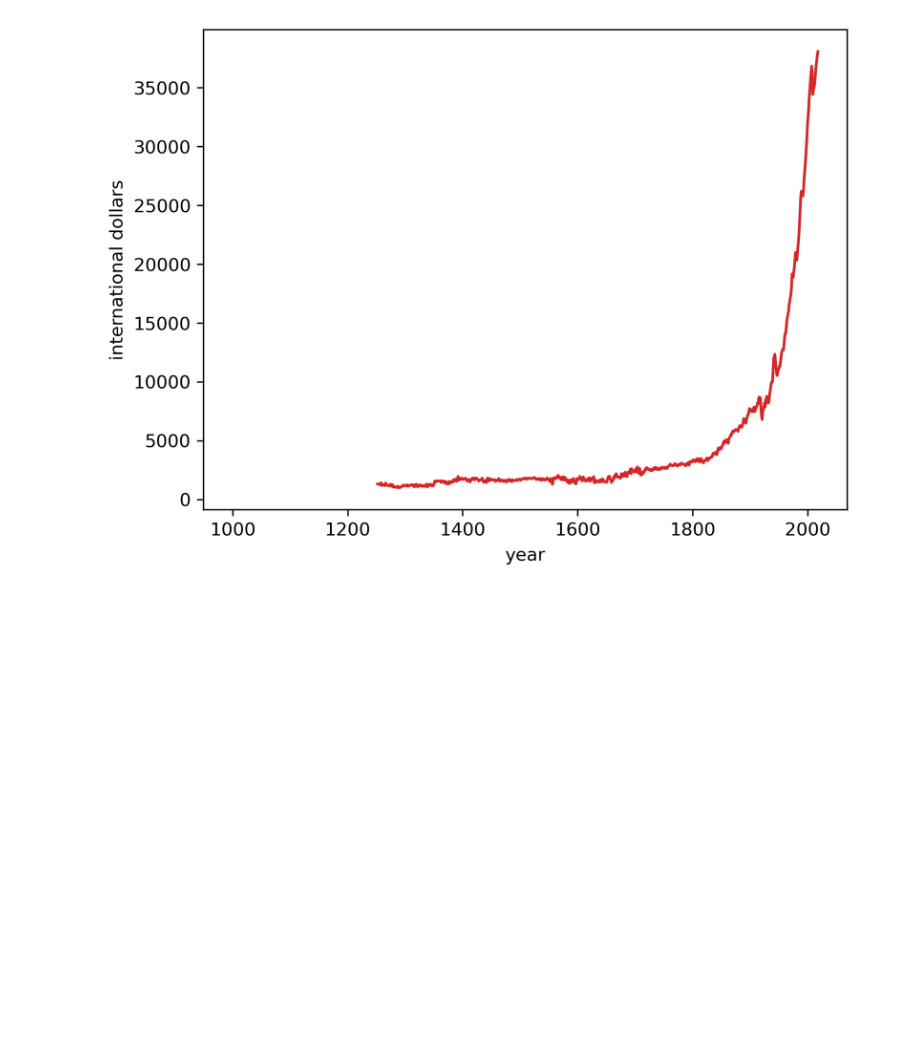
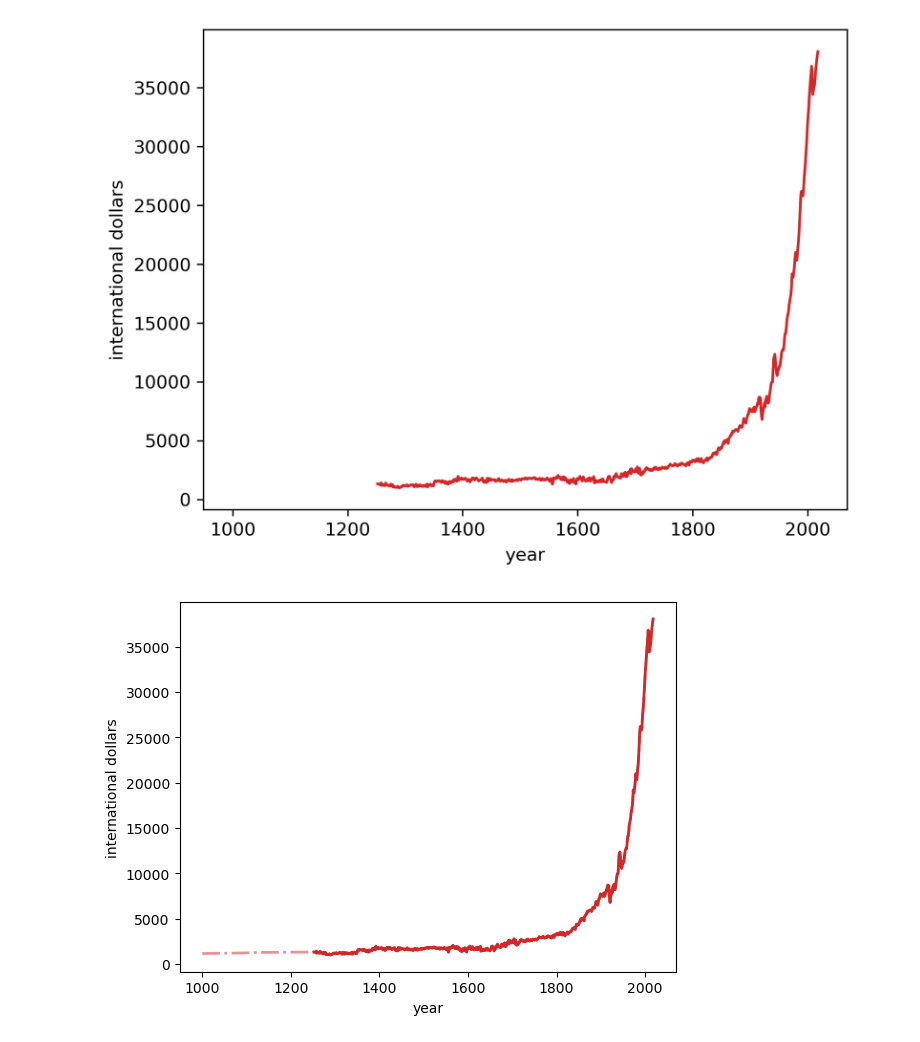
Before and after one commit to SuyongYang/AgentBaseModel, a Jupyter notebook: QuantEconLevel01.ipynb, the cells around one changed output. Cells and saved outputs as stored; diff of their text form; code cells hidden in the pictures; blank space fills up the shorter version.

```diff
--- a/QuantEconLevel01.ipynb
+++ b/QuantEconLevel01.ipynb
@@ -148,3 +148,20 @@ gdp_pc[country].plot(
     );
 # %% [output]
 [figure]
+# %%
+fig, ax = plt.subplots(dpi=100)
+country = 'GBR'
+ax.plot(gdp_pc[country].interpolate(),
+        linestyle='-.',
+        lw=2,
+        alpha = .5,
+        color=color_mapping[country])
+
+ax.plot(gdp_pc[country],
+        lw=2,
+        color=color_mapping[country])
+ax.set_ylabel('international dollars')
+ax.set_xlabel('year')
+plt.show()
+# %% [output]
+[figure, added]
```
Also changed, not shown: parts of 4 cells of this notebook.
